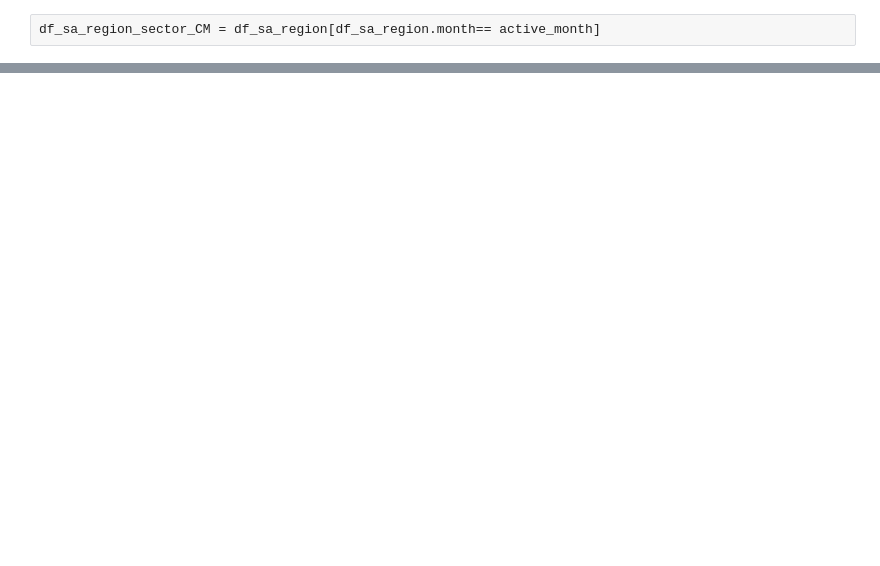
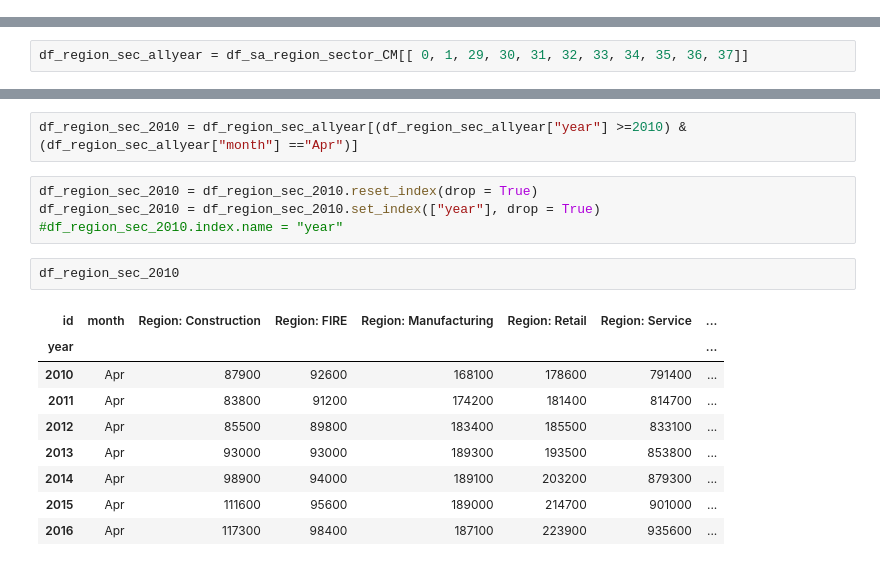
Before and after one commit to jalaljahir/wa_esd_emp, a Jupyter notebook: monthly_emp_update_ESD.ipynb, the cells around one changed output, grey strips where cells are left out. Saved outputs shown, nothing was run; the diff lists cells and outputs as text; blank space fills up the shorter version.

```diff
--- a/monthly_emp_update_ESD.ipynb
+++ b/monthly_emp_update_ESD.ipynb
@@ -473,2 +0,0 @@ df_sa_region_total_CM = df_sa_region[[0,1, 2, 11,20,-1]][df_sa_psrc.month== acti
-# %%
-df_sa_region_sector_CM = df_sa_region[df_sa_region.month== active_month]
@@ -527,0 +47,2 @@ def process_esd_sa():
+# %%
+df_region_sec_allyear = df_sa_region_sector_CM[[ 0, 1, 29, 30, 31, 32, 33, 34, 35, 36, 37]]
@@ -527,0 +58,18 @@ def process_esd_sa():
+# %%
+df_region_sec_2010 = df_region_sec_allyear[(df_region_sec_allyear["year"] >=2010) & (df_region_sec_allyear["month"] =="Apr")]
+# %%
+df_region_sec_2010 = df_region_sec_2010.reset_index(drop = True)
+df_region_sec_2010 = df_region_sec_2010.set_index(["year"], drop = True)
+#df_region_sec_2010.index.name = "year"
+# %%
+df_region_sec_2010
+# %% [output]
+| id | month | Region: Construction | Region: FIRE | Region: Manufacturing | Region: Retail | Region: Service | ... |
+| year |  |  |  |  |  |  | ... |
+| 2010 | Apr | 87900 | 92600 | 168100 | 178600 | 791400 | ... |
+| 2011 | Apr | 83800 | 91200 | 174200 | 181400 | 814700 | ... |
+| 2012 | Apr | 85500 | 89800 | 183400 | 185500 | 833100 | ... |
+| 2013 | Apr | 93000 | 93000 | 189300 | 193500 | 853800 | ... |
+| 2014 | Apr | 98900 | 94000 | 189100 | 203200 | 879300 | ... |
+| 2015 | Apr | 111600 | 95600 | 189000 | 214700 | 901000 | ... |
+| 2016 | Apr | 117300 | 98400 | 187100 | 223900 | 935600 | ... |
```
Also changed, not shown: parts of 54 cells of this notebook, 1 other file.
